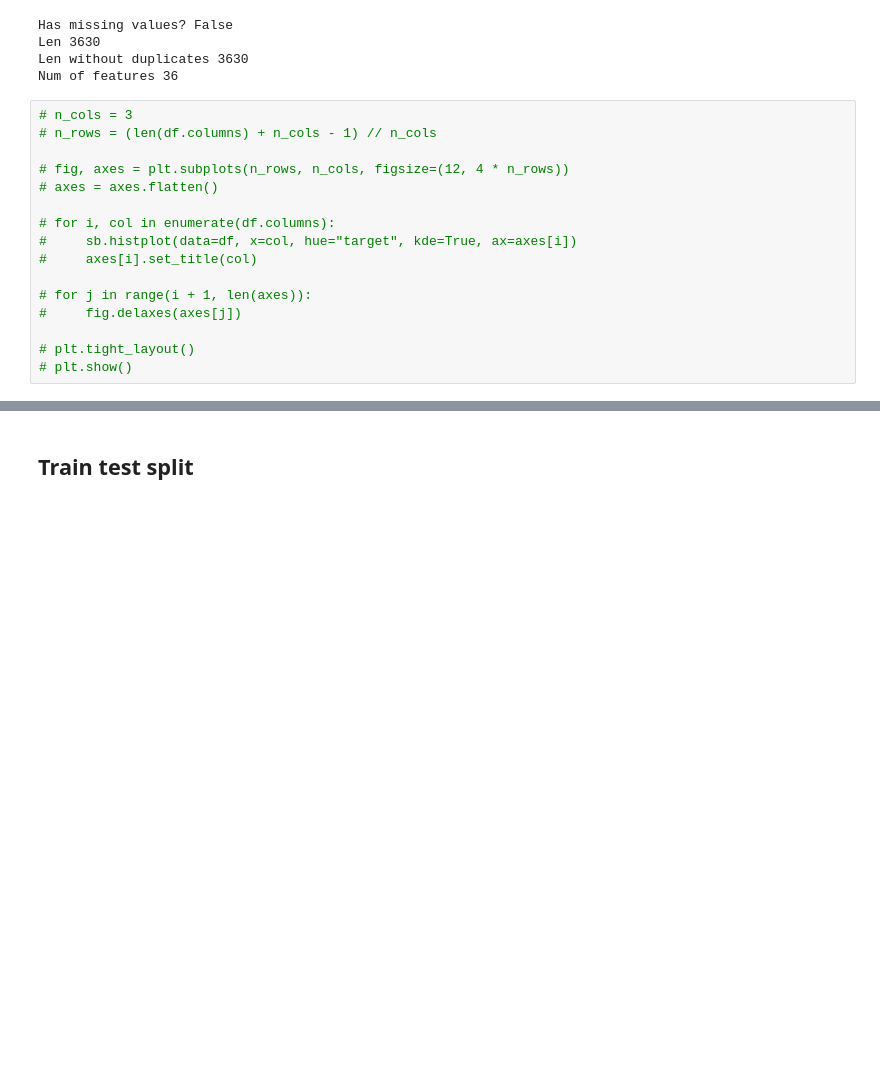
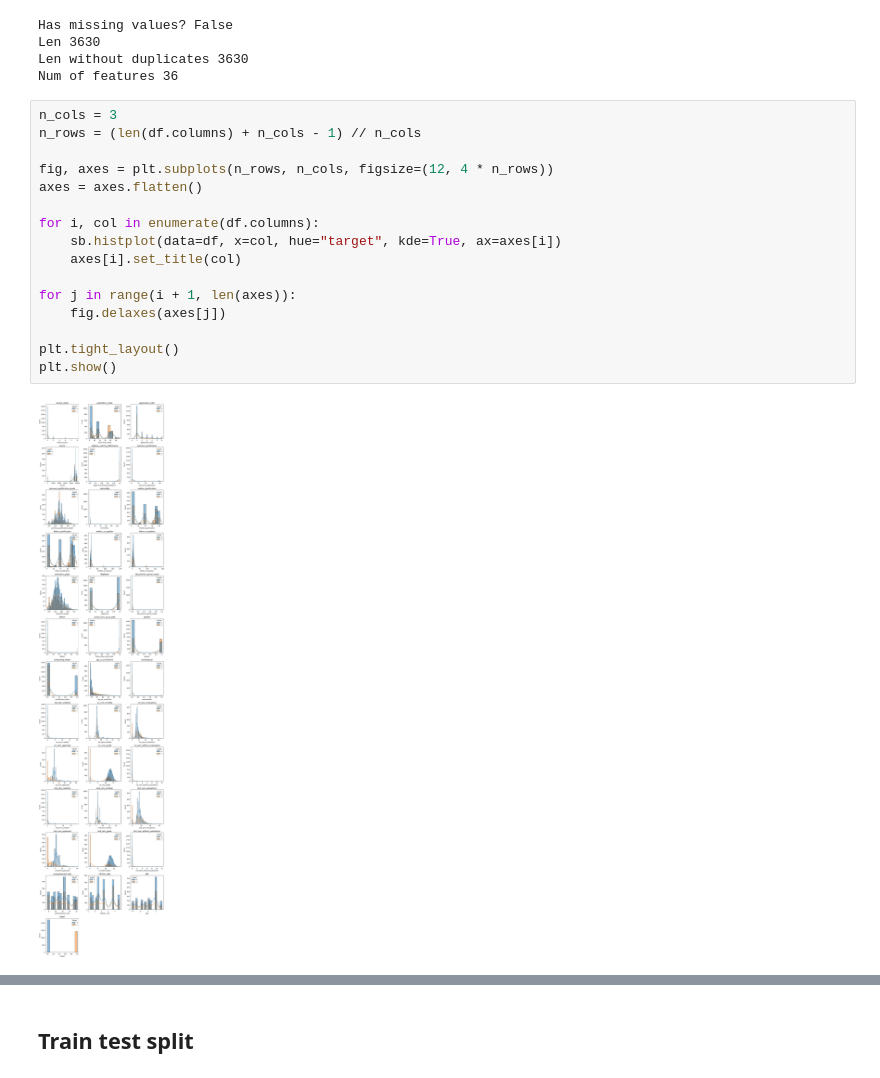
Before and after one commit to idj97/student_dropout, a Jupyter notebook: notebook.ipynb, the cells around one changed output, grey strips where cells are left out. Cells and saved outputs as stored; diff of their text form; blank space fills up the shorter version.

```diff
--- a/notebook.ipynb
+++ b/notebook.ipynb
@@ -92,19 +92,21 @@ Len 3630
 Len without duplicates 3630
 Num of features 36
 # %%
-# n_cols = 3
-# n_rows = (len(df.columns) + n_cols - 1) // n_cols
+n_cols = 3
+n_rows = (len(df.columns) + n_cols - 1) // n_cols
 
-# fig, axes = plt.subplots(n_rows, n_cols, figsize=(12, 4 * n_rows))
-# axes = axes.flatten()
+fig, axes = plt.subplots(n_rows, n_cols, figsize=(12, 4 * n_rows))
+axes = axes.flatten()
 
-# for i, col in enumerate(df.columns):
-#     sb.histplot(data=df, x=col, hue="target", kde=True, ax=axes[i])
-#     axes[i].set_title(col)
+for i, col in enumerate(df.columns):
+    sb.histplot(data=df, x=col, hue="target", kde=True, ax=axes[i])
+    axes[i].set_title(col)
 
-# for j in range(i + 1, len(axes)):
-#     fig.delaxes(axes[j])
+for j in range(i + 1, len(axes)):
+    fig.delaxes(axes[j])
 
-# plt.tight_layout()
-# plt.show()
+plt.tight_layout()
+plt.show()
+# %% [output]
+[figure, added]
 # %%
```
Also changed, not shown: parts of 11 cells of this notebook, 17 other files.
